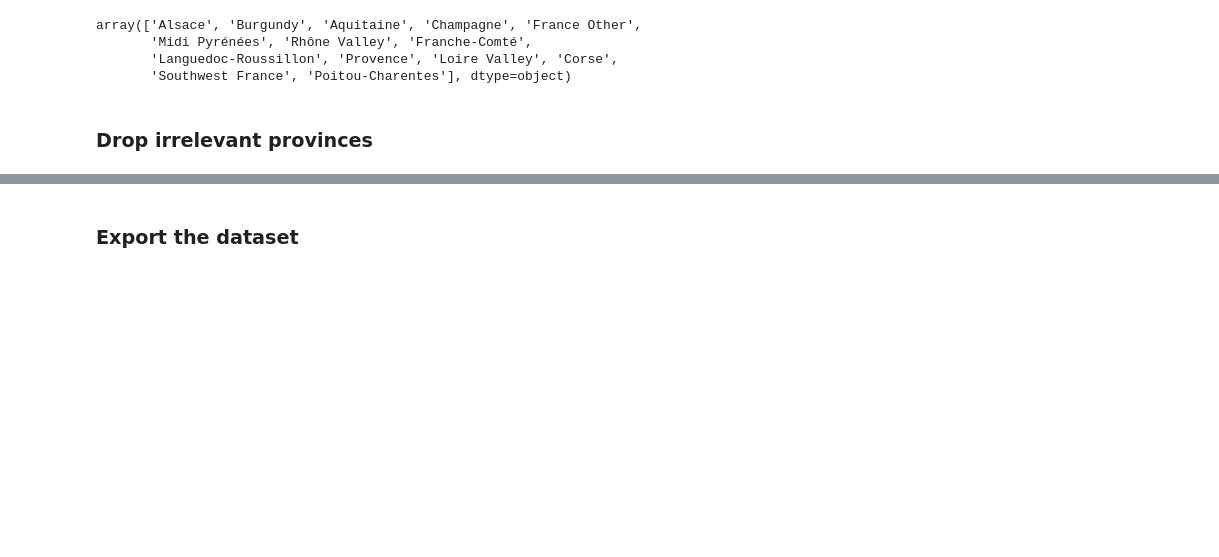
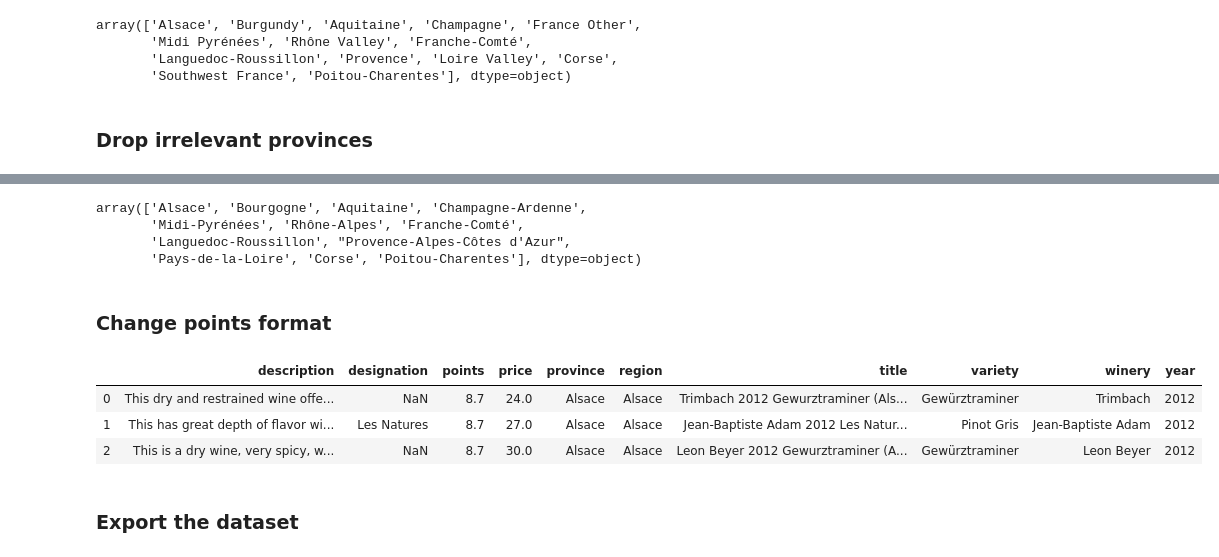
Before and after one commit to com-480-data-visualization/com-480-project-lesvizerables, a Jupyter notebook: Province_Renaming.ipynb, the cells around one changed output, grey strips where cells are left out. Drawn from its saved outputs; the diff is of its cells as text; code cells hidden in the pictures; blank space fills up the shorter version.

```diff
--- a/Province_Renaming.ipynb
+++ b/Province_Renaming.ipynb
@@ -128,3 +128,30 @@ wines = wines[np.logical_not(wines.province.isin(irr_prov))]
+# %%
+wines.loc[wines.province == 'Burgundy', 'province'] = 'Bourgogne'
+wines.loc[wines.province == 'Champagne', 'province'] = 'Champagne-Ardenne'
+wines.loc[wines.province == 'Midi Pyrénées', 'province'] = 'Midi-Pyrénées'
+wines.loc[wines.province == 'Loire Valley', 'province'] = 'Pays-de-la-Loire'
+wines.loc[wines.province == 'Provence', 'province'] = 'Provence-Alpes-Côtes d\'Azur'
+wines.loc[wines.province == 'Rhône Valley', 'province'] = 'Rhône-Alpes'
+# %%
+wines.province.unique()
+# %% [output]
+array(['Alsace', 'Bourgogne', 'Aquitaine', 'Champagne-Ardenne',
+       'Midi-Pyrénées', 'Rhône-Alpes', 'Franche-Comté',
+       'Languedoc-Roussillon', "Provence-Alpes-Côtes d'Azur",
+       'Pays-de-la-Loire', 'Corse', 'Poitou-Charentes'], dtype=object)
+# %% [markdown]
+### Change points format
+# %%
+wines.points = wines.points.div(10).round(1)
+# %%
+wines.price = wines.price.round(1)
+# %%
+wines.head(3)
+# %% [output]
+|  | description | designation | points | price | province | region | title | variety | winery | year |
+| 0 | This dry and restrained wine offe... | NaN | 8.7 | 24.0 | Alsace | Alsace | Trimbach 2012 Gewurztraminer (Als... | Gewürztraminer | Trimbach | 2012 |
+| 1 | This has great depth of flavor wi... | Les Natures | 8.7 | 27.0 | Alsace | Alsace | Jean-Baptiste Adam 2012 Les Natur... | Pinot Gris | Jean-Baptiste Adam | 2012 |
+| 2 | This is a dry wine, very spicy, w... | NaN | 8.7 | 30.0 | Alsace | Alsace | Leon Beyer 2012 Gewurztraminer (A... | Gewürztraminer | Leon Beyer | 2012 |
 # %% [markdown]
 ### Export the dataset
 # %%
```
Also changed, not shown: parts of 17 cells of this notebook, 1 other file.
